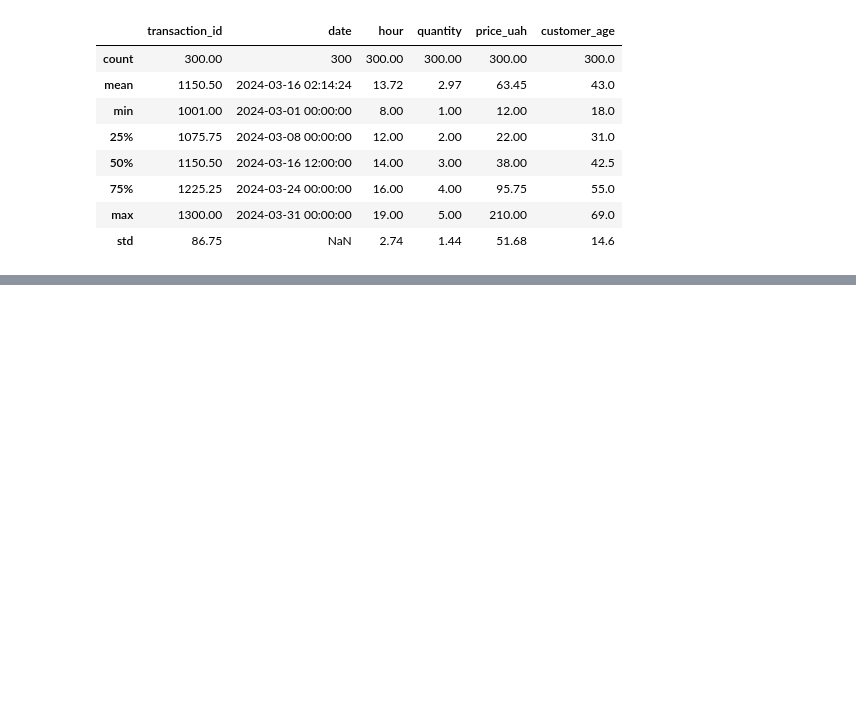
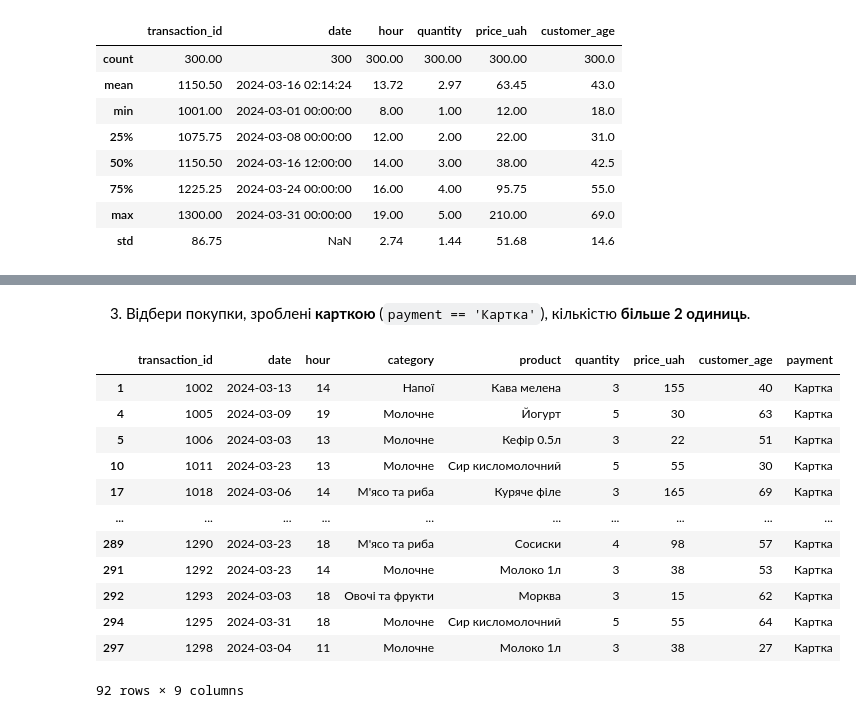
Before and after one commit to volodymyr-holovan/DTA2026, a Jupyter notebook: project_store_sales_analysis/store_sales_analysis.ipynb, the cells around one changed output, grey strips where cells are left out. Drawn from its saved outputs; the diff is of its cells as text; code cells hidden in the pictures; blank space fills up the shorter version.

```diff
--- a/project_store_sales_analysis/store_sales_analysis.ipynb
+++ b/project_store_sales_analysis/store_sales_analysis.ipynb
@@ -118,0 +166,18 @@ df.describe().round(2)
+# %% [markdown]
+3. Відбери покупки, зроблені **карткою** (`payment == 'Картка'`), кількістю **більше 2 одиниць**.
+# %%
+df[(df['payment'] == 'Картка') & (df['quantity'] > 2)]
+# %% [output]
+|  | transaction_id | date | hour | category | product | quantity | price_uah | customer_age | payment |
+| 1 | 1002 | 2024-03-13 | 14 | Напої | Кава мелена | 3 | 155 | 40 | Картка |
+| 4 | 1005 | 2024-03-09 | 19 | Молочне | Йогурт | 5 | 30 | 63 | Картка |
+| 5 | 1006 | 2024-03-03 | 13 | Молочне | Кефір 0.5л | 3 | 22 | 51 | Картка |
+| 10 | 1011 | 2024-03-23 | 13 | Молочне | Сир кисломолочний | 5 | 55 | 30 | Картка |
+| 17 | 1018 | 2024-03-06 | 14 | М'ясо та риба | Куряче філе | 3 | 165 | 69 | Картка |
+| ... | ... | ... | ... | ... | ... | ... | ... | ... | ... |
+| 289 | 1290 | 2024-03-23 | 18 | М'ясо та риба | Сосиски | 4 | 98 | 57 | Картка |
+| 291 | 1292 | 2024-03-23 | 14 | Молочне | Молоко 1л | 3 | 38 | 53 | Картка |
+| 292 | 1293 | 2024-03-03 | 18 | Овочі та фрукти | Морква | 3 | 15 | 62 | Картка |
+| 294 | 1295 | 2024-03-31 | 18 | Молочне | Сир кисломолочний | 5 | 55 | 64 | Картка |
+| 297 | 1298 | 2024-03-04 | 11 | Молочне | Молоко 1л | 3 | 38 | 27 | Картка |
+92 rows × 9 columns
```
Also changed, not shown: parts of 12 cells of this notebook.
